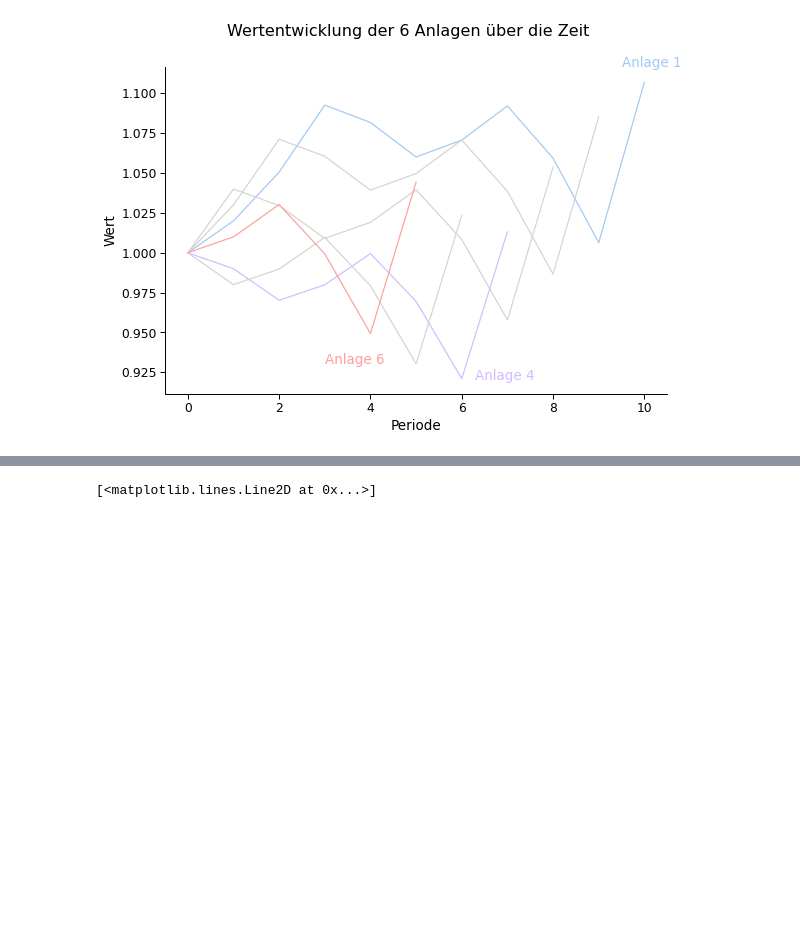
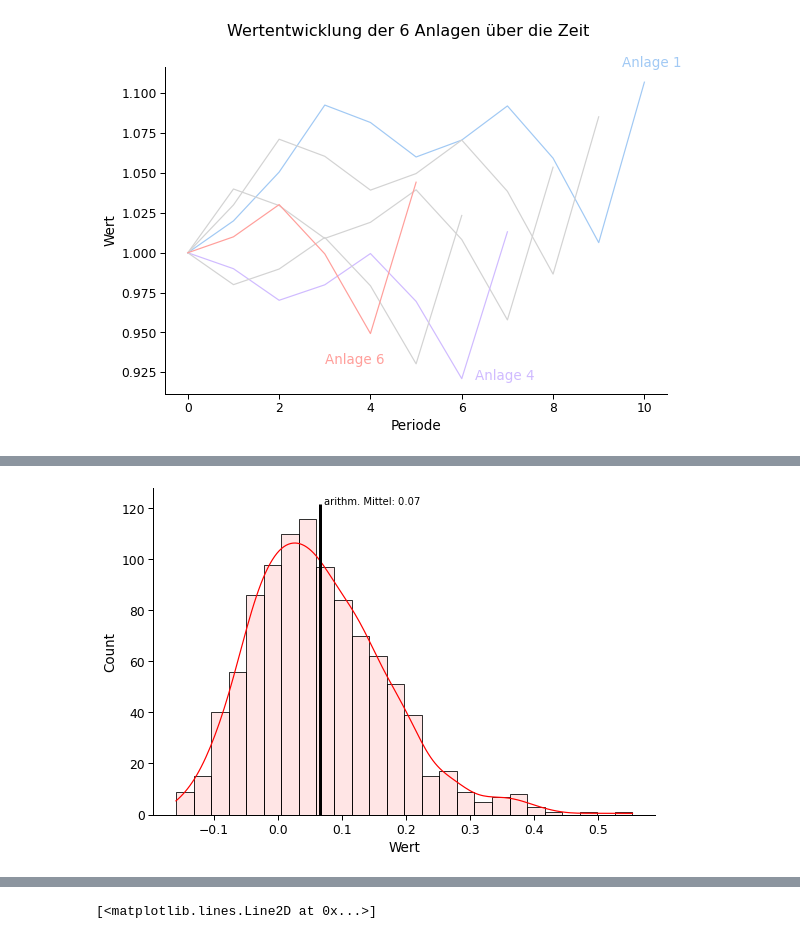
Before and after one commit to fredzett/Skript-Business-Analytics, a Jupyter notebook: _sources/chapters/assets/assets.ipynb, the cells around one changed output, grey strips where cells are left out. Saved outputs shown, nothing was run; the diff lists cells and outputs as text; code cells hidden in the pictures; blank space fills up the shorter version.

```diff
--- a/_sources/chapters/assets/assets.ipynb
+++ b/_sources/chapters/assets/assets.ipynb
@@ -137,0 +190,14 @@ idx_min = np.argmin(smpl[:,-1])
+# %%
+import seaborn as sns
+data_hist = (data
+             .query("Periode == 6")
+             .assign(Wert=lambda _df: _df["Wert"] - 1)
+            )
+mu = data_hist["Wert"].mean()
+ax = sns.histplot(data=data_hist, x="Wert", color="red", alpha=0.1, kde=True)
+ymin, ymax = ax.get_ylim()
+ax.lines[0].set_color("red")
+ax.vlines(x=mu,color="black", linewidth=3, ymin=ymin, ymax=ymax)
+ax.annotate(f"arithm. Mittel: {np.round(mu,2)}", (mu*1.1,ymax), **{"fontsize": 10});
+# %% [output]
+[figure, added]
```
Also changed, not shown: parts of 14 cells of this notebook, 49 other files.
